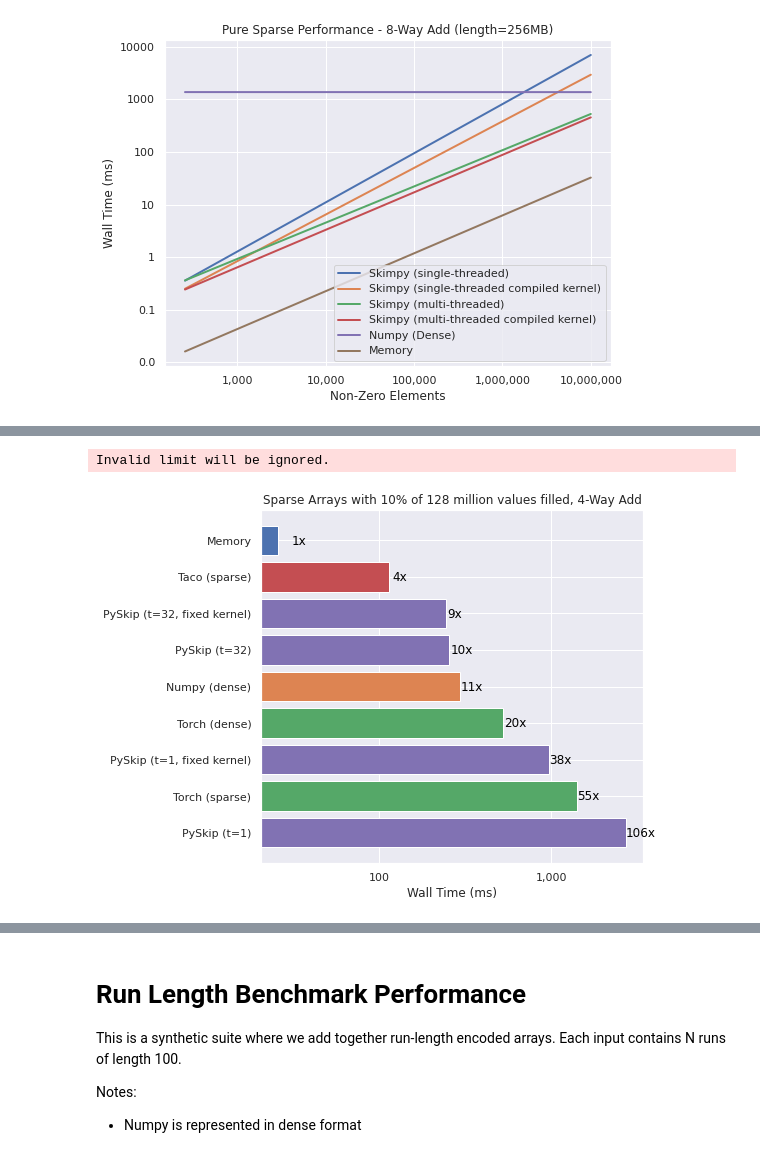
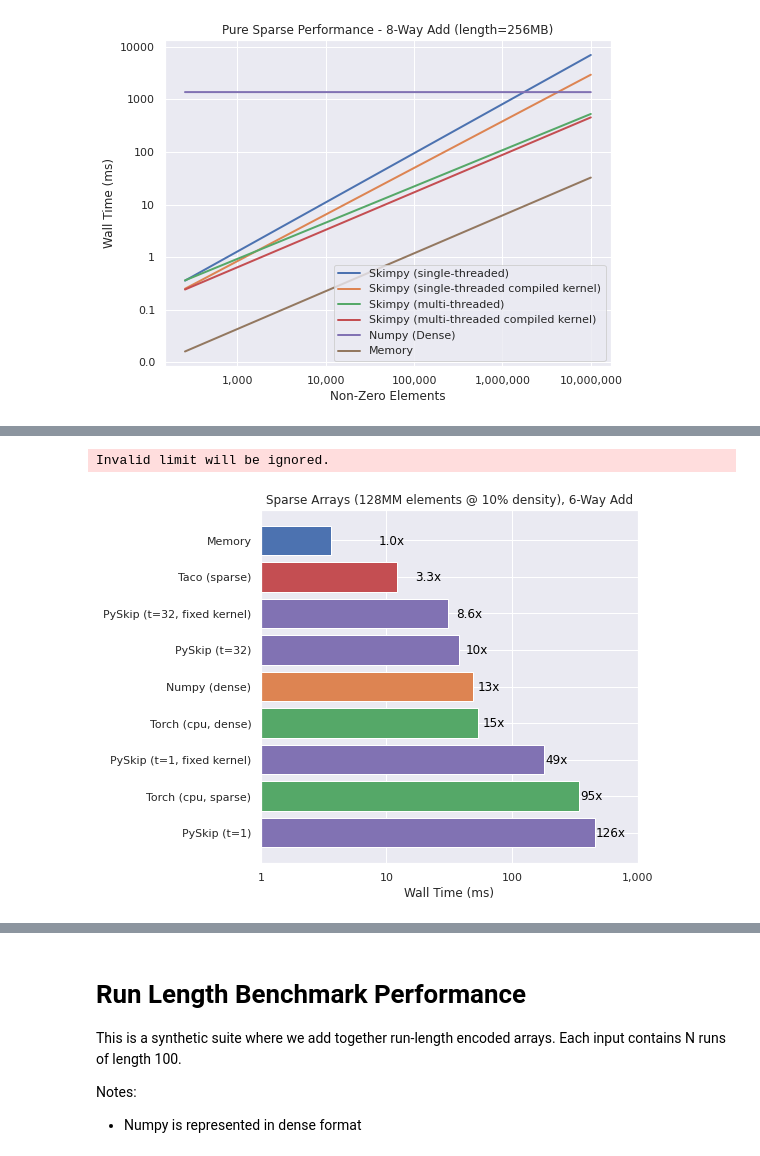
Before and after one commit to turtlesoupy/pyskip, a Jupyter notebook: notebooks/skimpy_bench_project.ipynb, the cells around one changed output, grey strips where cells are left out. Drawn from its saved outputs; the diff is of its cells as text; code cells hidden in the pictures.

```diff
--- a/notebooks/skimpy_bench_project.ipynb
+++ b/notebooks/skimpy_bench_project.ipynb
@@ -288,0 +338,7 @@ gigabyte_array_16 = benchmarks.DenseArrayBenchmark.run_suite(
+# %%
+dense_six_way = benchmarks.DenseArrayBenchmark.run_suite(
+    array_length=128_000_000,
+    repeats=3,
+    num_inputs=6,
+    suite=FULL_SUITE_WITH_CUSTOM_ADD,
+)
@@ -360,0 +501,23 @@ line_plot(
+# %%
+density_01_threads = benchmarks.RunLengthArrayBenchmark.run_suite(
+    repeats=3,
+    num_non_zero=int(128_000_000 * 0.01 / approximation),
+    array_length=128_000_000 // approximation,
+    num_inputs=6,
+    align_inputs=False,
+    deterministic_run_length=True,
+    run_length=1,
+    suite=THREAD_SUITE,
+)
+# %%
+approximation = 10
+density_01 = benchmarks.RunLengthArrayBenchmark.run_suite(
+    repeats=3,
+    num_non_zero=int(128_000_000 * 0.01 / approximation),
+    array_length=128_000_000 // approximation,
+    num_inputs=6,
+    align_inputs=False,
+    deterministic_run_length=True,
+    run_length=1,
+    suite=SPARSE_SUITE,
+)
@@ -361,9 +552,9 @@ line_plot(
 # %%
 density_10 = benchmarks.RunLengthArrayBenchmark.run_suite(
-    repeats=1,
-    num_non_zero=51 * MEGABYTES // 4,
-    array_length=512 * MEGABYTES // 4,
-    num_inputs=4,
+    repeats=3,
+    num_non_zero=int(128_000_000 * 0.1 / approximation),
+    array_length=128_000_000 // approximation,
+    num_inputs=6,
     align_inputs=False,
     deterministic_run_length=True,
     run_length=1,
@@ -387,6 +597,8 @@ density_50 = benchmarks.RunLengthArrayBenchmark.run_suite(
 # %%
-plot_bar(density_10, title="Sparse Arrays with 10% of 128 million values filled, 4-Way Add", xlabel="Wall Time (ms)", xlog=True,
-         output_path="/home/tdimson/projects/cs348k/project/final_report/plots/sparse_4_way_add_density_10.png")
+plot_bar(density_10, title="Sparse Arrays (128MM elements @ 10% density), 6-Way Add", xlabel="Wall Time (ms)", xlog=True,
+         output_path="/home/tdimson/projects/cs348k/project/final_report/plots/sparse_6_way_add_density_10.png",
+         xticks=np.array([1, 10, 100, 1000]),
+        )
 # %% [output]
 Invalid limit will be ignored.
-[figure, old version]
+[figure, new version]
```
Also changed, not shown: parts of 33 cells of this notebook, 2 other files.
